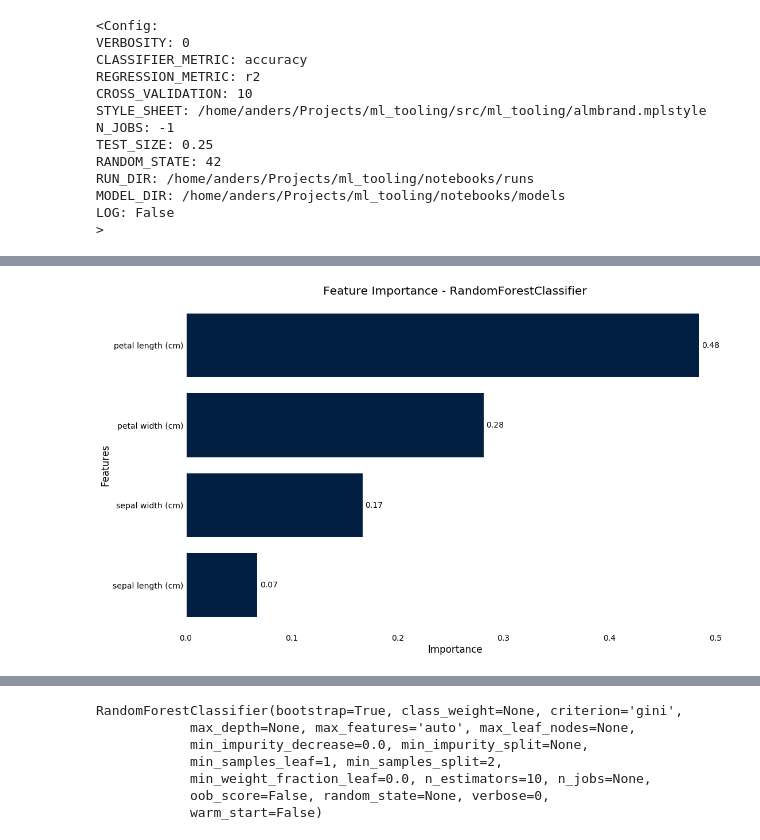
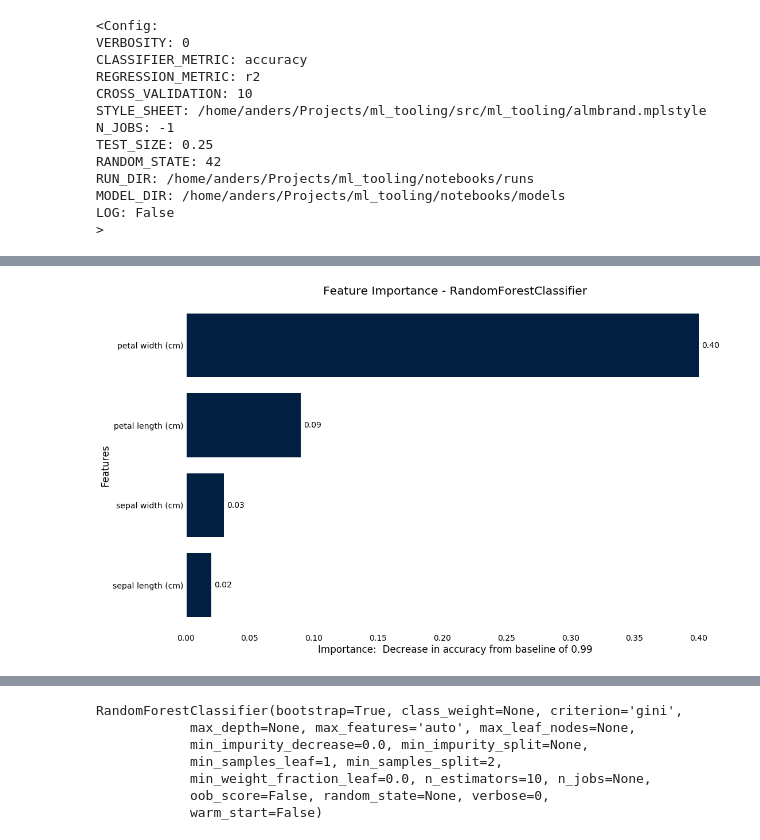
Before and after one commit to andersbogsnes/ml_tooling, a Jupyter notebook: notebooks/Iris Demo.ipynb, the cells around one changed output, grey strips where cells are left out. Drawn from its saved outputs; the diff is of its cells as text; code cells hidden in the pictures.

```diff
--- a/notebooks/Iris Demo.ipynb
+++ b/notebooks/Iris Demo.ipynb
@@ -11,10 +15,15 @@ from sklearn.ensemble import RandomForestClassifier
 # %%
-class IrisModel(BaseClassModel):
+class IrisModel(ModelData):
     def get_training_data(self):
         data = load_iris()
         return pd.DataFrame(data=data.data, columns=data.feature_names), np.where(data.target == 1, 1, 0)
 
-    def get_prediction_data(self):
-        pass
+    def get_prediction_data(self, idx):
+        X, y = self.get_training_data()
+
+        return X.loc[idx, :].to_frame().T
+
+    def setup_estimator(self):
+        RandomForestClassifier(n_estimators=100, max_depth=100)
 # %%
 rf_clf = IrisModel(RandomForestClassifier(n_estimators=10))
@@ -37,5 +54,5 @@ MODEL_DIR: /home/anders/Projects/ml_tooling/notebooks/models
 LOG: False
 >
 # %%
-result = rf_clf.score_model(metric='roc_auc', cv=10)
+result = rf_clf.score_estimator(metric='roc_auc', cv=10)
 # %% [output]
@@ -45,7 +67,7 @@ result = rf_clf.score_model(metric='roc_auc', cv=10)
 # %%
-ax = result.plot.feature_importance()
+ax = result.plot.feature_importance(100)
 # %% [output]
-[figure, old version]
+[figure, new version]
 # %%
 with rf_clf.log('./gridsearch'):
     best_model, results = rf_clf.gridsearch({"max_depth": [5, 10, 15]})
```
Also changed, not shown: parts of 19 cells of this notebook, 4 other files.
